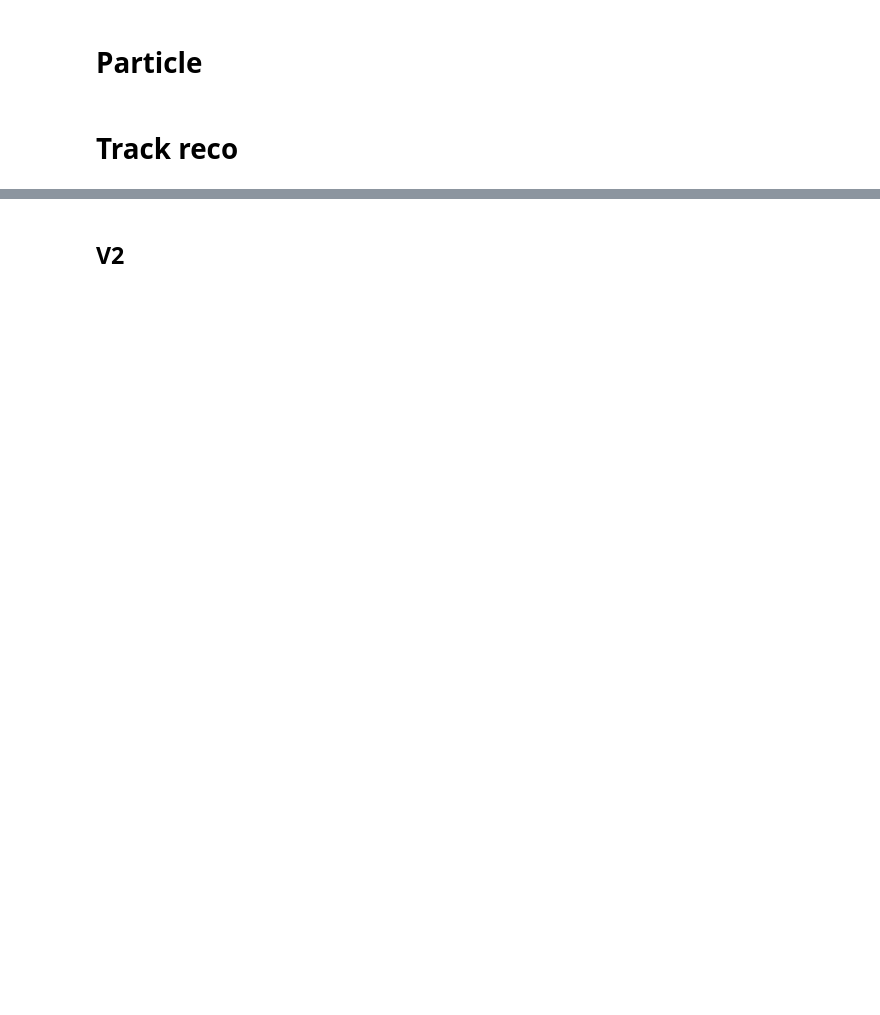
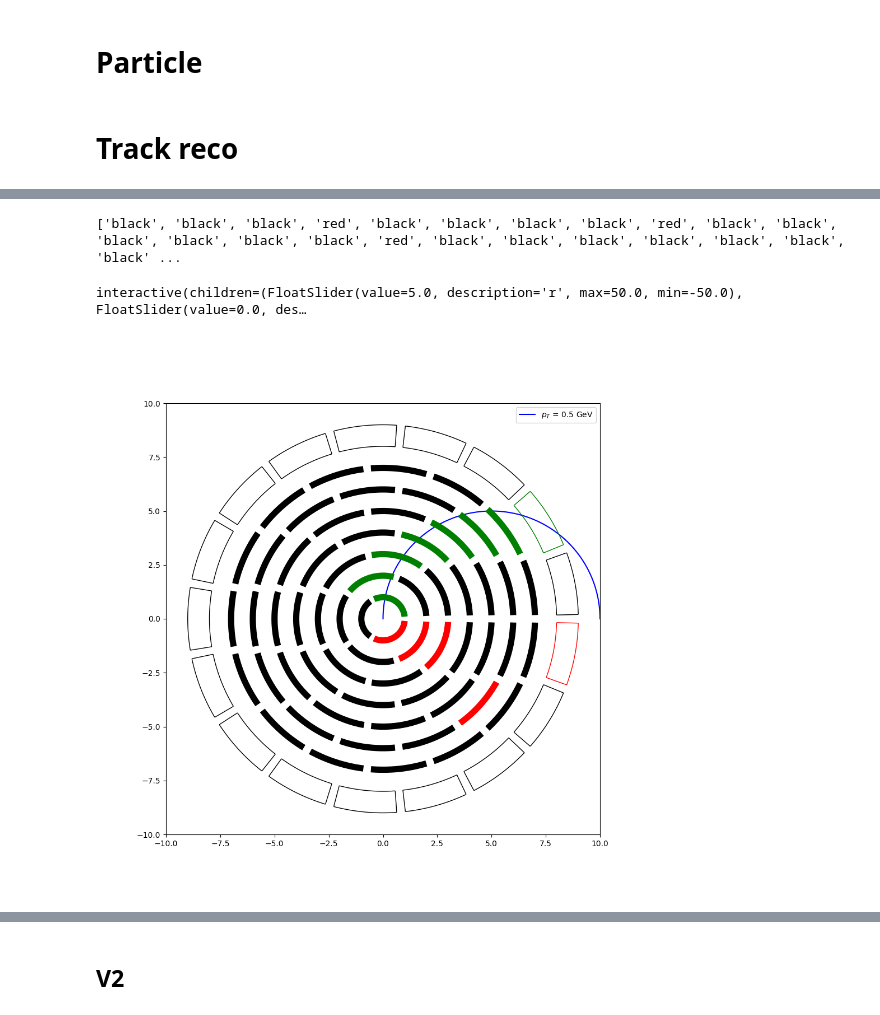
Before and after one commit to haide-i/Masterclass-BelleII, a Jupyter notebook: Prototype.ipynb, the cells around one changed output, grey strips where cells are left out. Cells and saved outputs as stored; diff of their text form; code cells hidden in the pictures; blank space fills up the shorter version.

Commit message:
restructered and started on widget class

```diff
--- a/Prototype.ipynb
+++ b/Prototype.ipynb
@@ -220,8 +267,8 @@ class Particle:
         theta = np.linspace(0,np.pi,100)
         x = abs(self.radius)*np.cos(theta+self.phi)+ self.x
         y = abs(self.radius)*np.sin(theta+self.phi)+ self.y
-        c = "blue" if self.radius<0 else "red"
-        self.lines = ax.plot(x,y,color = c, label=f'p = {self.momentum()} GeV')
+        c = "blue" #if self.radius<0 else "red"
+        self.lines = ax.plot(x,y,color = c, label=f'$p_T$ = {round(self.momentum(),5)} GeV, Q = {self.charge}')
         plt.legend()
 # %% [markdown]
 # Track reco
@@ -234,6 +281,8 @@ def track_values(p, charge=1., B=1.):
 data = pd.read_hdf('EEEE/0_allcomb_0.h5')
 coords = [f'{i}' for i in np.arange(0, 6624)]
 hits = data[coords]
-momenta = data[['phi', 'pt']]
-momenta['charge'] = data['pdg']/abs(data['pdg'])
-momenta['phi'] = momenta['phi']*np.pi/180.
+momenta = data.loc[:,['phi', 'pt']]
+momenta.loc[:,'charge'] = data.loc[:,'pdg']/abs(data.loc[:,'pdg'])
+momenta.loc[:,'phi'] = momenta.loc[:,'phi']*np.pi/180.
+momenta.reset_index(inplace = True)
+momenta
@@ -274,3 +364,44 @@ def update(r=5, phi = 0):
+# %%
+# set up plot
+plt.clf()
+fig, ax = plt.subplots(figsize=(10,10))
+ax.set_ylim([-10,10])
+ax.set_xlim([-10,10])
+
+# generate x values
+x = np.linspace(0, 2 * np.pi, 100)
+
+# radius = track_values(, charge=-1., B=0.2)
+
+B = 0.1
+momenta['radius'] = track_values(momenta['pt'], charge=momenta['charge'], B=B)
+particle = Particle(5,0, B=B, charge=-1.)
+
+chosen_particle = momenta.iloc[1]
+# print(chosen_particle
+original_particle = Particle(chosen_particle['radius'].item(),
+                             chosen_particle['phi'].item(),
+                             B=B,
+                             charge=chosen_particle['charge'].item())
+
+
+tracking = Tracking(8,1, k = 2)
+c = tracking.mark_hits(original_particle, True)
+@widgets.interact(phi = (-np.pi,np.pi, 0.1), r = (-50,50,0.1))
+def update(r=5, phi = 0):
+    """Remove old lines from plot and plot new one"""
+    if r != 0 :
+        particle.radius = r
+        particle.phi = phi
+        [l.remove() for l in ax.lines]
+        particle.draw(ax)
+        c = tracking.mark_hits(particle, False)
+        # tracking.draw_collection(ax, original_particle)
+        tracking.draw_collection(ax, )
+# %% [output]
+['black', 'black', 'black', 'red', 'black', 'black', 'black', 'black', 'red', 'black', 'black', 'black', 'black', 'black', 'black', 'red', 'black', 'black', 'black', 'black', 'black', 'black', 'black' ...
+interactive(children=(FloatSlider(value=5.0, description='r', max=50.0, min=-50.0), FloatSlider(value=0.0, des…
+[figure, added]
 # %%
 #trying to calculate ecl hit, ignore this please
 def find_crystal(radius, phi):
```
Also changed, not shown: parts of 17 cells of this notebook.
